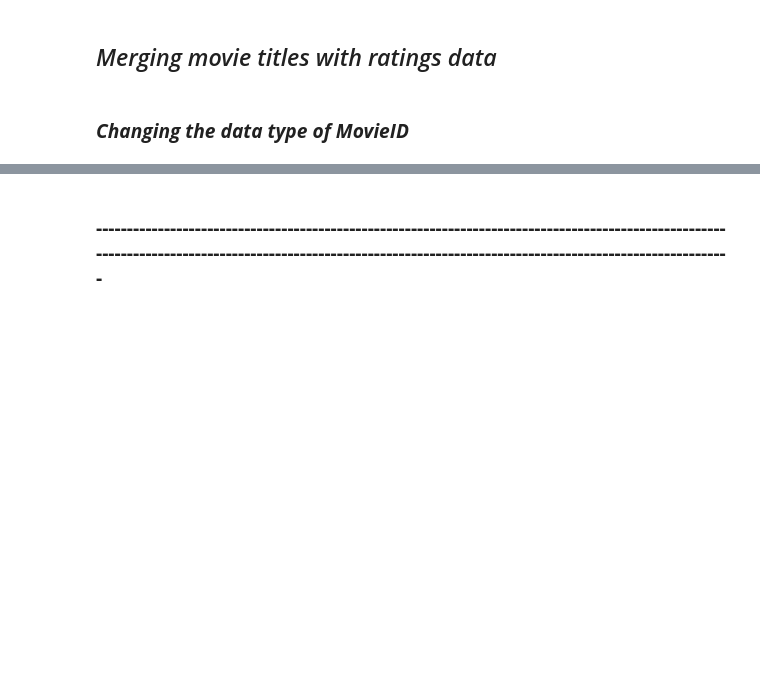
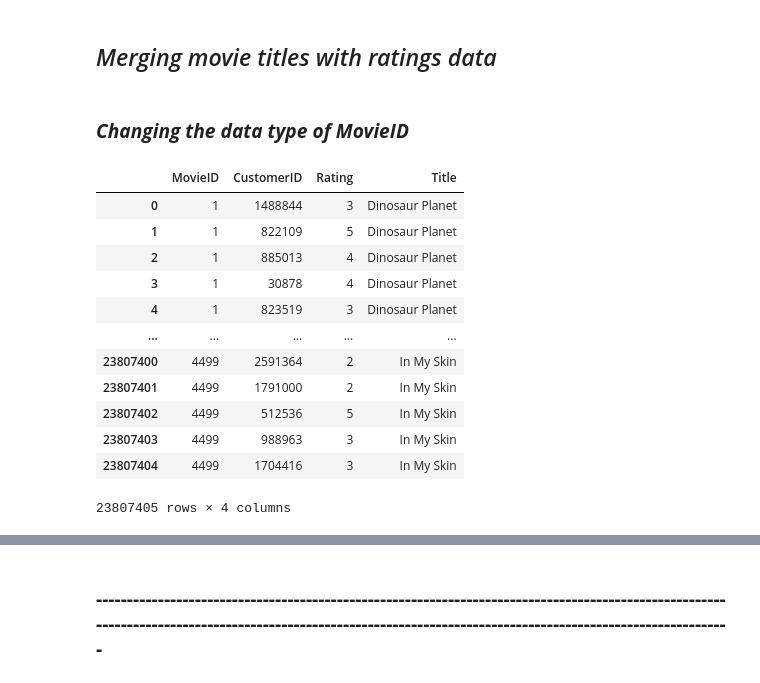
Before and after one commit to NityaVerma19/Movie-recommendation, a Jupyter notebook: item-based CF.ipynb, the cells around one changed output, grey strips where cells are left out. Drawn from its saved outputs; the diff is of its cells as text; code cells hidden in the pictures; blank space fills up the shorter version.

```diff
--- a/item-based CF.ipynb
+++ b/item-based CF.ipynb
@@ -282,3 +282,21 @@ movie_titles['MovieID'] = movie_titles['MovieID'].astype('int16')
 data_1['MovieID'] = data_1['MovieID'].astype('int16')
 # %%
 data1_titles = data_1.merge(movie_titles, on = 'MovieID', how = 'inner')
+# %%
+data1_num_ratings = data1_titles.copy(deep = True)
+# %%
+data1_num_ratings
+# %% [output]
+|  | MovieID | CustomerID | Rating | Title |
+| 0 | 1 | 1488844 | 3 | Dinosaur Planet |
+| 1 | 1 | 822109 | 5 | Dinosaur Planet |
+| 2 | 1 | 885013 | 4 | Dinosaur Planet |
+| 3 | 1 | 30878 | 4 | Dinosaur Planet |
+| 4 | 1 | 823519 | 3 | Dinosaur Planet |
+| ... | ... | ... | ... | ... |
+| 23807400 | 4499 | 2591364 | 2 | In My Skin |
+| 23807401 | 4499 | 1791000 | 2 | In My Skin |
+| 23807402 | 4499 | 512536 | 5 | In My Skin |
+| 23807403 | 4499 | 988963 | 3 | In My Skin |
+| 23807404 | 4499 | 1704416 | 3 | In My Skin |
+23807405 rows × 4 columns
```
Also changed, not shown: parts of 10 cells of this notebook.
